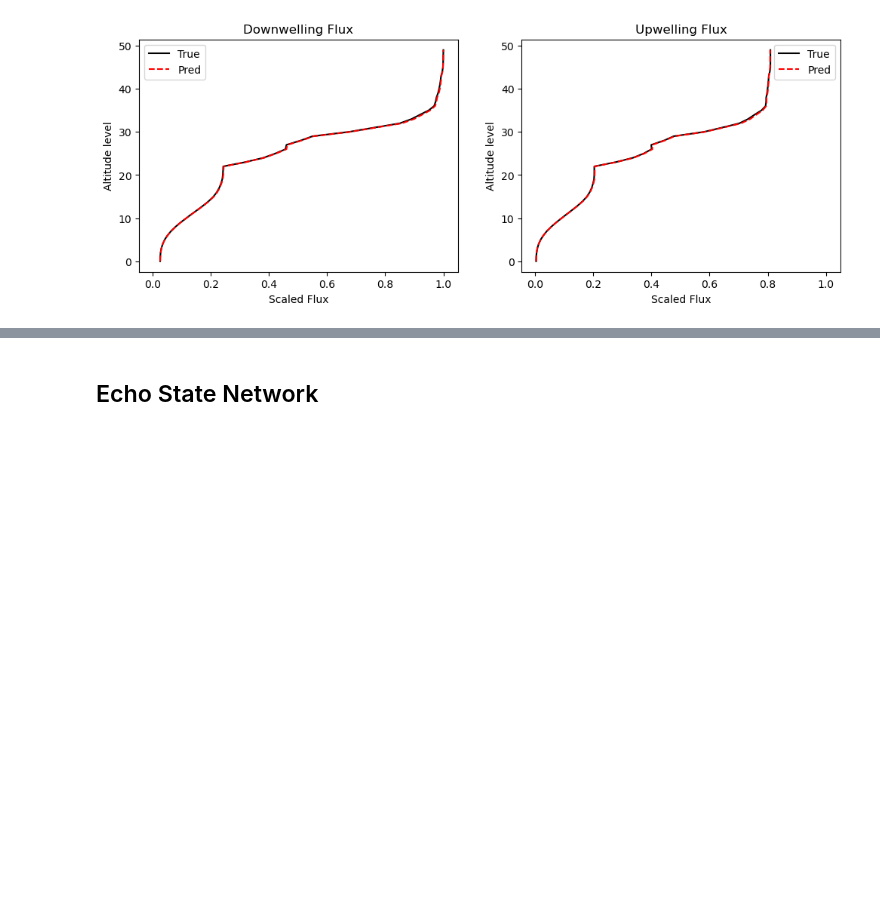
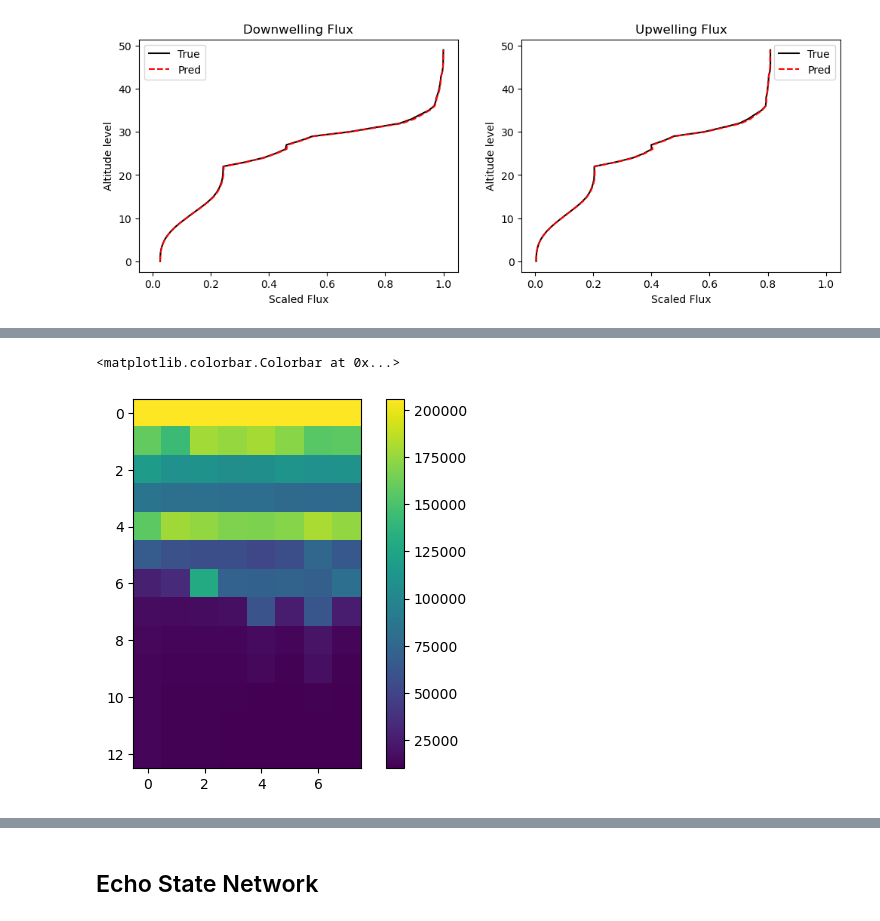
Before and after one commit to ttahseen/oasis-rt-surrogate, a Jupyter notebook: elm copy.ipynb, the cells around one changed output, grey strips where cells are left out. Drawn from its saved outputs; the diff is of its cells as text; code cells hidden in the pictures; blank space fills up the shorter version.

Commit message:
ELM Grid search of errors

```diff
--- a/elm copy.ipynb
+++ b/elm copy.ipynb
@@ -211,0 +196,38 @@ beta (200, 100)
+# %%
+def metrics(ypred, ytest):
+    """
+    Returns:
+        - mae: Mean average error per altitude level over all samples
+            - shape=(50, 2)
+        - vae: Standard deviation across average errors per altitude level
+            - shape=(50, 2)
+        - loss: loss across whole test set
+            - shape=(1,)
+    """
+    abs_dif = np.abs(ypred - ytest)
+
+    mae = np.mean(
+        abs_dif,
+        axis=0 # Sum over samples
+    )
+
+    vae = np.std(
+        abs_dif,
+        axis=0
+    )
+
+    me = np.mean(
+        abs_dif,
+        axis=1
+    )
+
+    norm = np.mean(
+        np.abs(ytest),
+        axis=1
+    )
+
+    mpe = me / norm
+
+    loss = np.sum(mpe)
+
+    return mae, vae, loss
@@ -211,0 +321,9 @@ beta (200, 100)
+# %%
+plt.imshow(grid_losses[2, :, :])
+plt.xlabel("Number Neurons")
+plt.ylabel("Number of Training Examples")
+plt.
+plt.colorbar()
+# %% [output]
+<matplotlib.colorbar.Colorbar at 0x...>
+[figure, added]
```
Also changed, not shown: parts of 11 cells of this notebook.
